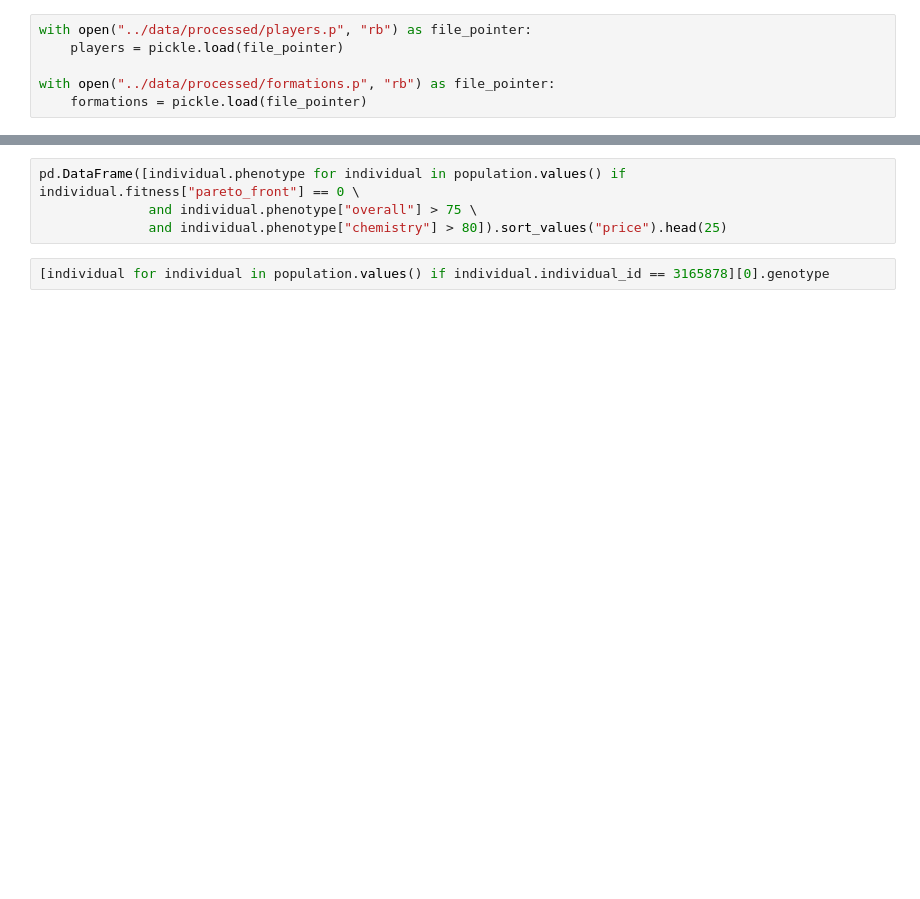
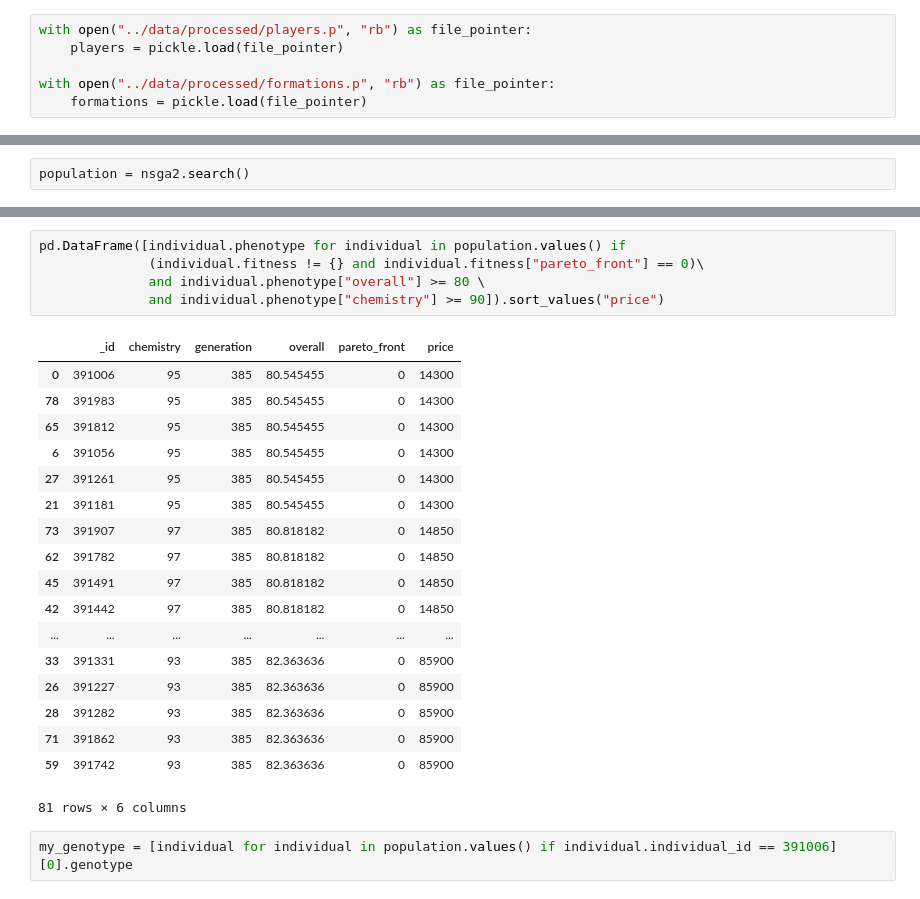
Before and after one commit to janjagusch/nsga2, a Jupyter notebook: notebooks/01-jbj2505-preliminary-nsga2.ipynb, the cells around one changed output, grey strips where cells are left out. Drawn from its saved outputs; the diff is of its cells as text; blank space fills up the shorter version.

```diff
--- a/notebooks/01-jbj2505-preliminary-nsga2.ipynb
+++ b/notebooks/01-jbj2505-preliminary-nsga2.ipynb
@@ -81,0 +54,2 @@ import pandas as pd
+# %%
+population = nsga2.search()
@@ -82,6 +93,26 @@ import pandas as pd
 # %%
-pd.DataFrame([individual.phenotype for individual in population.values() if individual.fitness["pareto_front"] == 0 \
-              and individual.phenotype["overall"] > 75 \
-              and individual.phenotype["chemistry"] > 80]).sort_values("price").head(25)
+pd.DataFrame([individual.phenotype for individual in population.values() if
+              (individual.fitness != {} and individual.fitness["pareto_front"] == 0)\
+              and individual.phenotype["overall"] >= 80 \
+              and individual.phenotype["chemistry"] >= 90]).sort_values("price")
+# %% [output]
+|  | _id | chemistry | generation | overall | pareto_front | price |
+| 0 | 391006 | 95 | 385 | 80.545455 | 0 | 14300 |
+| 78 | 391983 | 95 | 385 | 80.545455 | 0 | 14300 |
+| 65 | 391812 | 95 | 385 | 80.545455 | 0 | 14300 |
+| 6 | 391056 | 95 | 385 | 80.545455 | 0 | 14300 |
+| 27 | 391261 | 95 | 385 | 80.545455 | 0 | 14300 |
+| 21 | 391181 | 95 | 385 | 80.545455 | 0 | 14300 |
+| 73 | 391907 | 97 | 385 | 80.818182 | 0 | 14850 |
+| 62 | 391782 | 97 | 385 | 80.818182 | 0 | 14850 |
+| 45 | 391491 | 97 | 385 | 80.818182 | 0 | 14850 |
+| 42 | 391442 | 97 | 385 | 80.818182 | 0 | 14850 |
+| ... | ... | ... | ... | ... | ... | ... |
+| 33 | 391331 | 93 | 385 | 82.363636 | 0 | 85900 |
+| 26 | 391227 | 93 | 385 | 82.363636 | 0 | 85900 |
+| 28 | 391282 | 93 | 385 | 82.363636 | 0 | 85900 |
+| 71 | 391862 | 93 | 385 | 82.363636 | 0 | 85900 |
+| 59 | 391742 | 93 | 385 | 82.363636 | 0 | 85900 |
+81 rows × 6 columns
 # %%
-[individual for individual in population.values() if individual.individual_id == 3165878][0].genotype
+my_genotype = [individual for individual in population.values() if individual.individual_id == 391006][0].genotype
```
Also changed, not shown: parts of 25 cells of this notebook, 11 other files.
